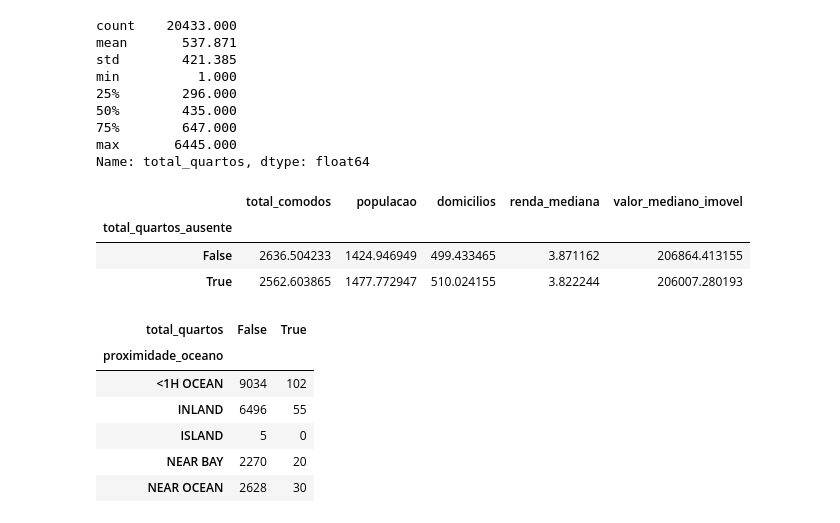
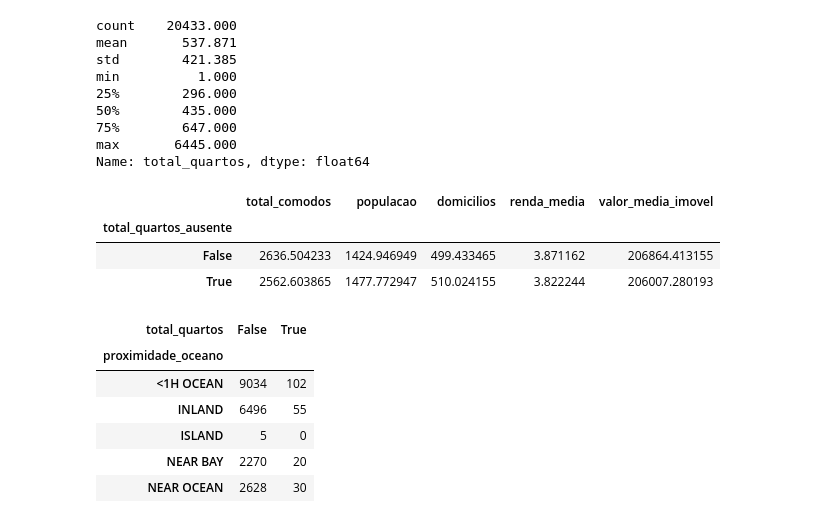
Before and after one commit to RenanTrevelim/california-housing-price-prediction, a Jupyter notebook: notebooks/01_preparacao_dataset.ipynb, the cells around one changed output. Cells and saved outputs as stored; diff of their text form; code cells hidden in the pictures.

```diff
--- a/notebooks/01_preparacao_dataset.ipynb
+++ b/notebooks/01_preparacao_dataset.ipynb
@@ -24,7 +24,7 @@ dados.head()
 ## Fazendo a tradução da Base de Dados
 # %%
 dados.columns = ["longitude", "latitude", "idade_mediana_imoveis", "total_comodos", "total_quartos", "populacao",
-                 "domicilios", "renda_mediana", "valor_mediano_imovel", "proximidade_oceano"]
+                 "domicilios", "renda_media", "valor_media_imovel", "proximidade_oceano"]
 print("Colunas Traduzidas:")
 print(dados.columns.tolist())
 # %% [output]
@@ -191,15 +191,15 @@ df_teste["total_quartos_ausente"] = (df_teste["total_quartos"].isna())
 # %%
 df_teste.groupby("total_quartos_ausente")[
     [
         "total_comodos",
         "populacao",
         "domicilios",
-        "renda_mediana",
-        "valor_mediano_imovel"
+        "renda_media",
+        "valor_media_imovel"
     ]
 ].mean()
 # %% [output]
-|  | total_comodos | populacao | domicilios | renda_mediana | valor_mediano_imovel |
+|  | total_comodos | populacao | domicilios | renda_media | valor_media_imovel |
 | total_quartos_ausente |  |  |  |  |  |
 | False | 2636.504233 | 1424.946949 | 499.433465 | 3.871162 | 206864.413155 |
 | True | 2562.603865 | 1477.772947 | 510.024155 | 3.822244 | 206007.280193 |
```
Also changed, not shown: parts of 7 cells of this notebook, 2 other files.
